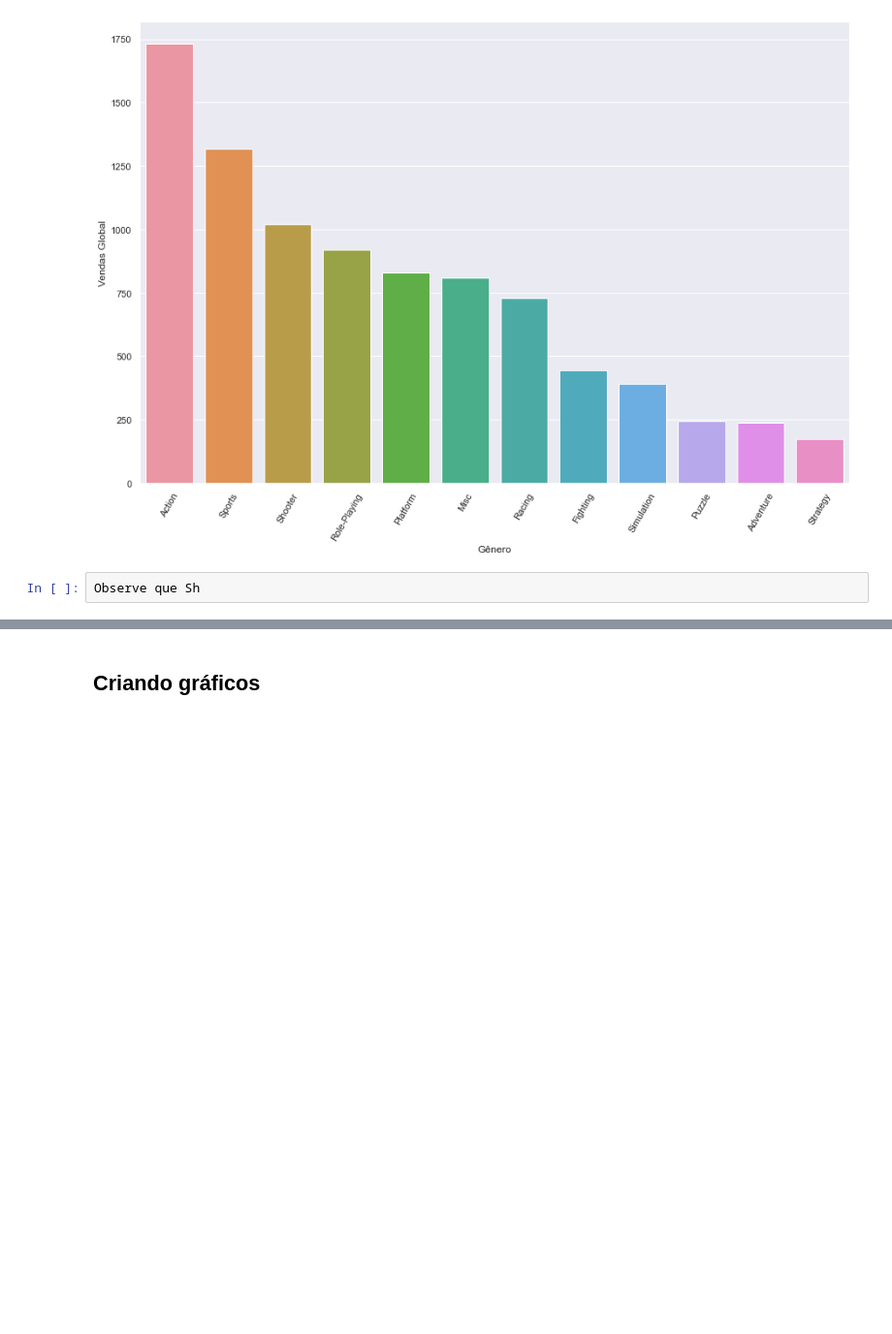
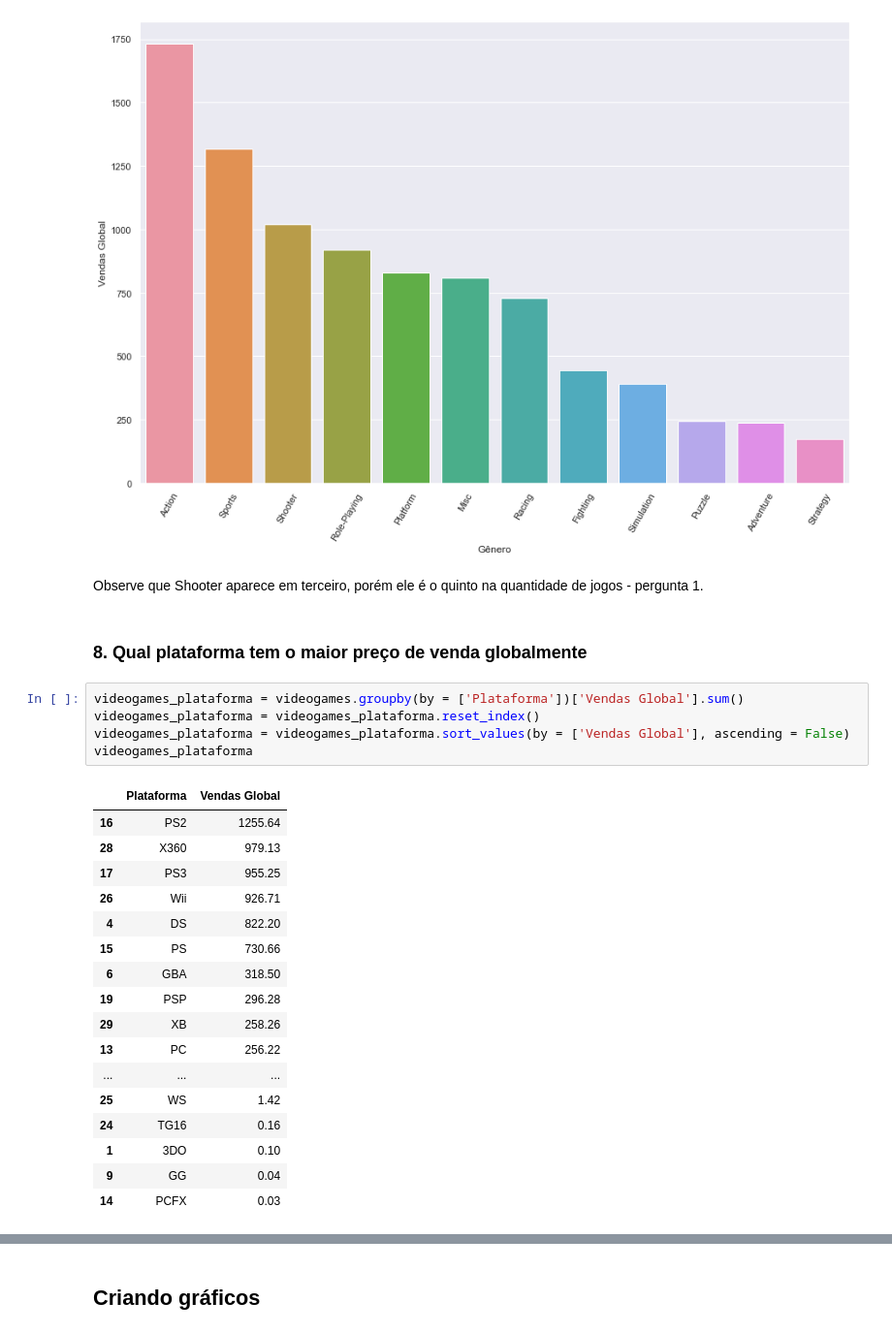
Before and after one commit to elle-rapachi/Vendas-de-Jogos-de-Videogames, a Jupyter notebook: Vendas de Jogos de Videogames.ipynb, the cells around one changed output, grey strips where cells are left out. Shown: that part at 97% size. Saved outputs shown, nothing was run; the diff lists cells and outputs as text; blank space fills up the shorter version.

```diff
--- a/Vendas de Jogos de Videogames.ipynb
+++ b/Vendas de Jogos de Videogames.ipynb
@@ -450,5 +450,30 @@ plt.xticks(rotation = 60)
   Text(10, 0, 'Adventure'),
   Text(11, 0, 'Strategy')])
 [figure]
-# %%
-Observe que Sh
+# %% [markdown]
+Observe que Shooter aparece em terceiro, porém ele é o quinto na quantidade de jogos - pergunta 1.
+# %% [markdown]
+### 8. Qual plataforma tem o maior preço de venda globalmente
+# %%
+videogames_plataforma = videogames.groupby(by = ['Plataforma'])['Vendas Global'].sum()
+videogames_plataforma = videogames_plataforma.reset_index()
+videogames_plataforma = videogames_plataforma.sort_values(by = ['Vendas Global'], ascending = False)
+videogames_plataforma
+# %% [output]
+|  | Plataforma | Vendas Global |
+| 16 | PS2 | 1255.64 |
+| 28 | X360 | 979.13 |
+| 17 | PS3 | 955.25 |
+| 26 | Wii | 926.71 |
+| 4 | DS | 822.20 |
+| 15 | PS | 730.66 |
+| 6 | GBA | 318.50 |
+| 19 | PSP | 296.28 |
+| 29 | XB | 258.26 |
+| 13 | PC | 256.22 |
+| ... | ... | ... |
+| 25 | WS | 1.42 |
+| 24 | TG16 | 0.16 |
+| 1 | 3DO | 0.10 |
+| 9 | GG | 0.04 |
+| 14 | PCFX | 0.03 |
```
Also changed, not shown: parts of 3 cells of this notebook.
